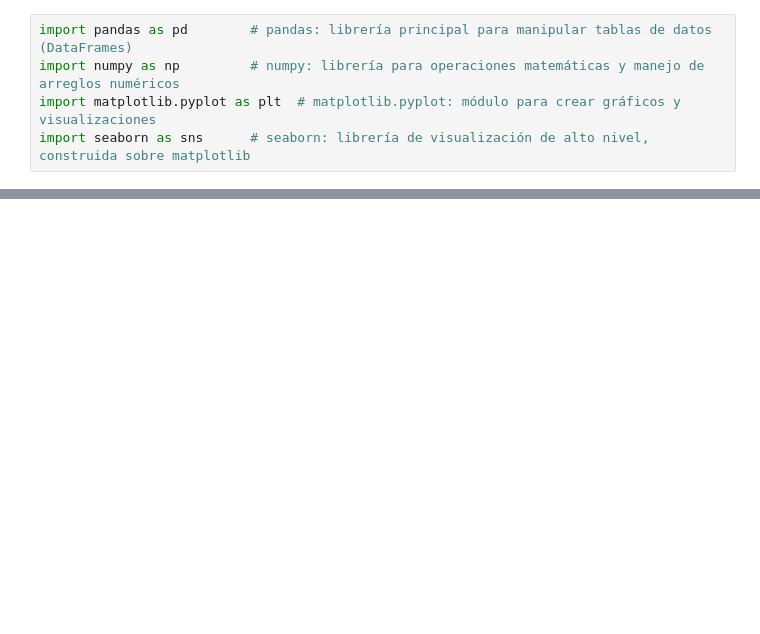
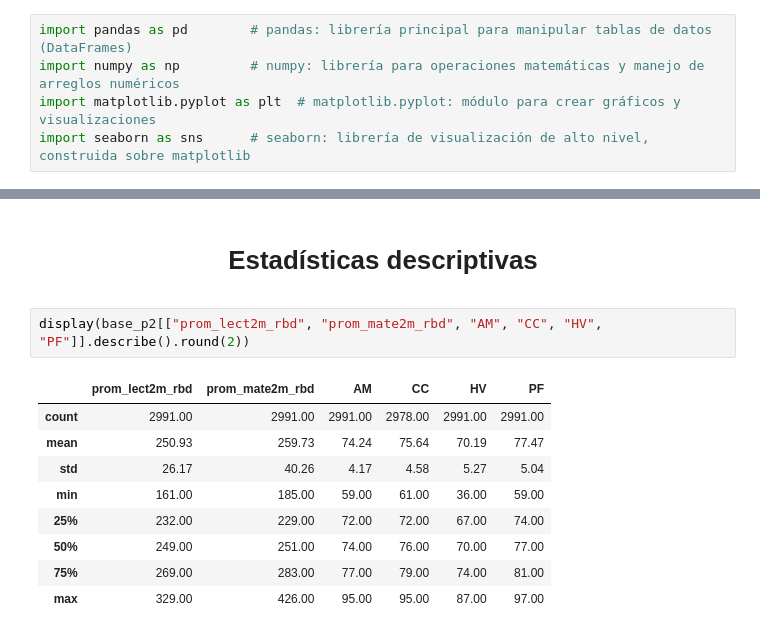
Before and after one commit to Foumluis/ProyectoSemestralInfe, a Jupyter notebook: proyecto.ipynb, the cells around one changed output, grey strips where cells are left out. Cells and saved outputs as stored; diff of their text form; blank space fills up the shorter version.

```diff
--- a/proyecto.ipynb
+++ b/proyecto.ipynb
@@ -62,0 +479,18 @@ plt.show()
+# %% [markdown]
+<center>
+
+# **Estadísticas descriptivas**
+
+</center>
+# %%
+display(base_p2[["prom_lect2m_rbd", "prom_mate2m_rbd", "AM", "CC", "HV", "PF"]].describe().round(2))
+# %% [output]
+|  | prom_lect2m_rbd | prom_mate2m_rbd | AM | CC | HV | PF |
+| count | 2991.00 | 2991.00 | 2991.00 | 2978.00 | 2991.00 | 2991.00 |
+| mean | 250.93 | 259.73 | 74.24 | 75.64 | 70.19 | 77.47 |
+| std | 26.17 | 40.26 | 4.17 | 4.58 | 5.27 | 5.04 |
+| min | 161.00 | 185.00 | 59.00 | 61.00 | 36.00 | 59.00 |
+| 25% | 232.00 | 229.00 | 72.00 | 72.00 | 67.00 | 74.00 |
+| 50% | 249.00 | 251.00 | 74.00 | 76.00 | 70.00 | 77.00 |
+| 75% | 269.00 | 283.00 | 77.00 | 79.00 | 74.00 | 81.00 |
+| max | 329.00 | 426.00 | 95.00 | 95.00 | 87.00 | 97.00 |
```
Also changed, not shown: parts of 136 cells of this notebook, 42 other files.
